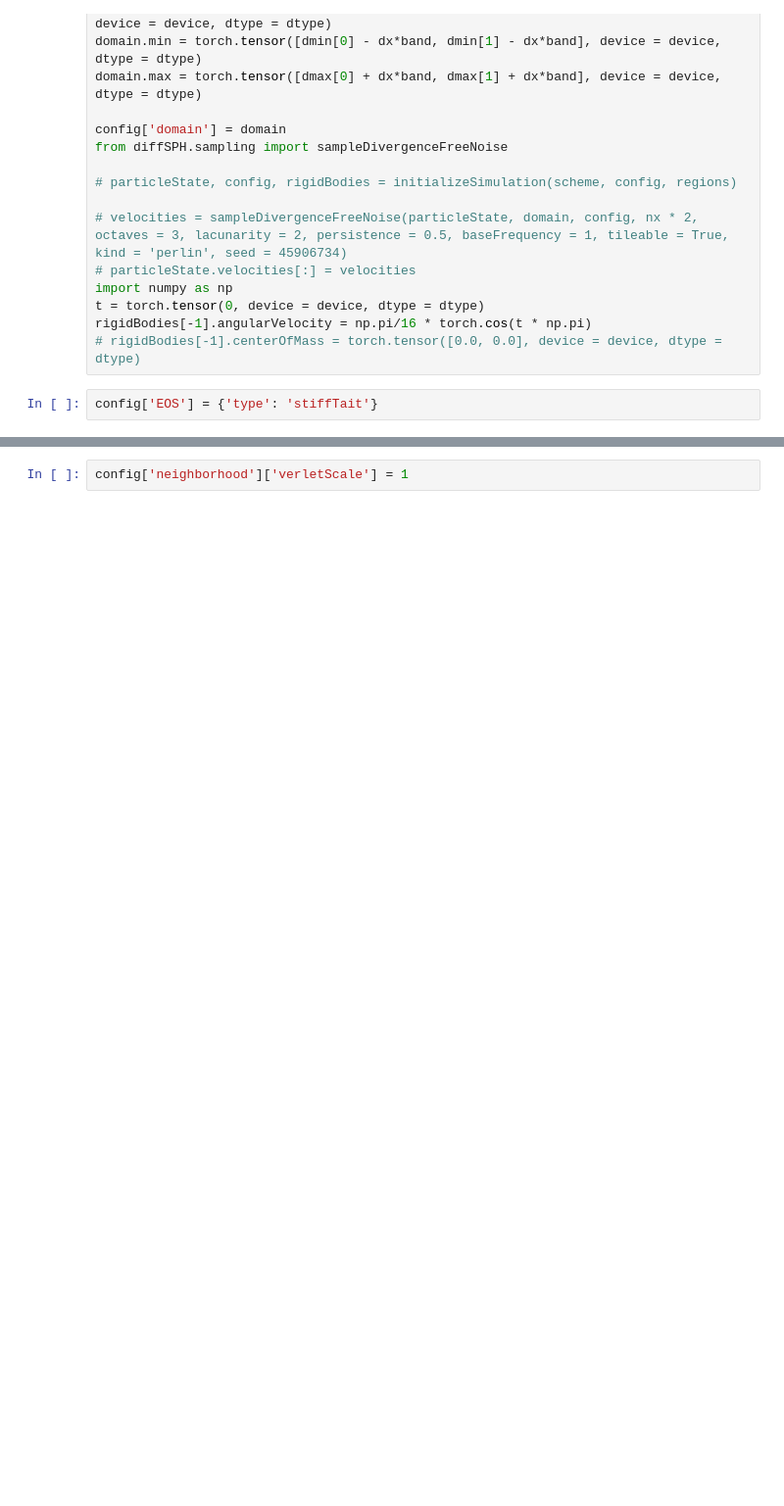
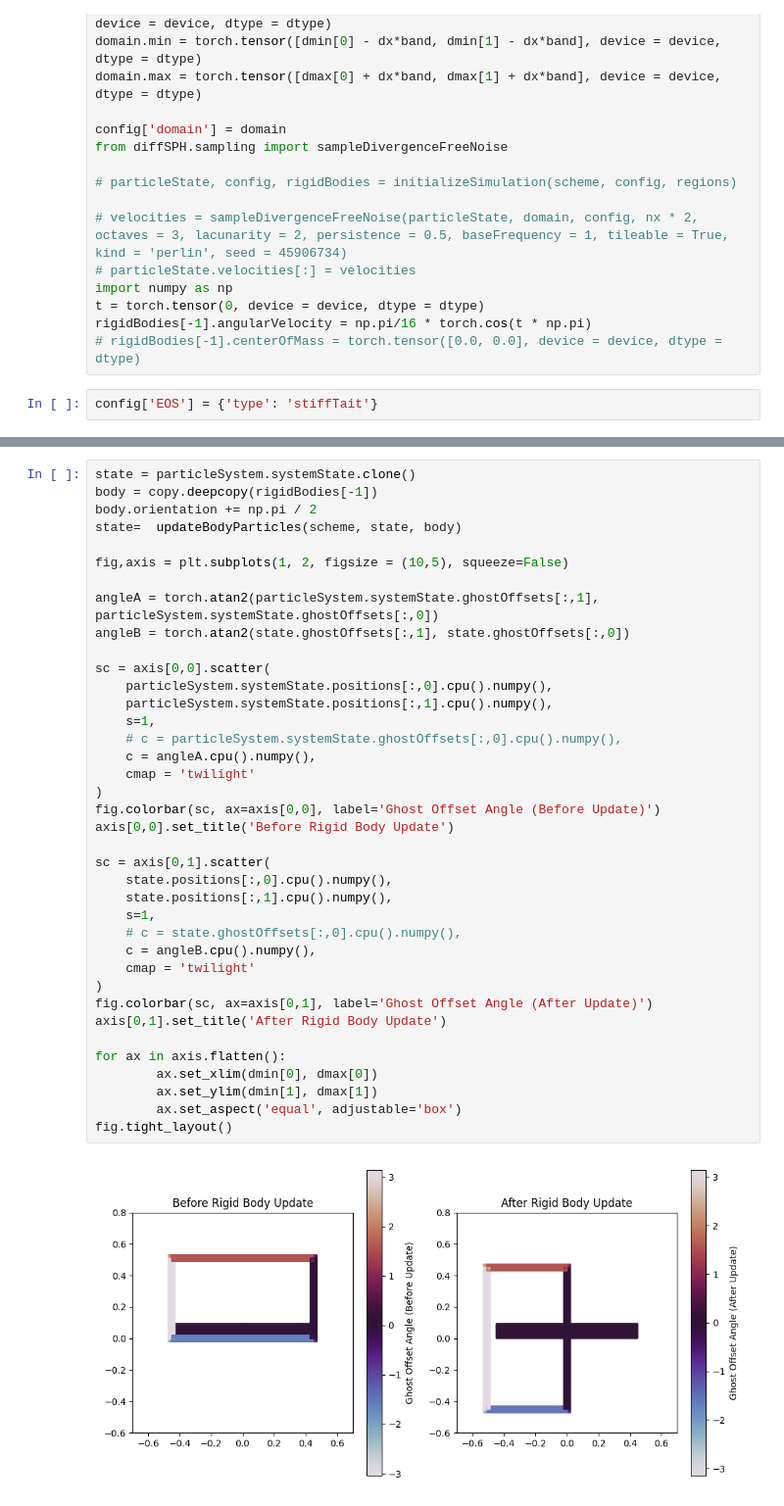
Before and after one commit to tum-pbs/diffSPH, a Jupyter notebook: examples/weaklyCompressible/16_SloshingTank.ipynb, the cells around one changed output, grey strips where cells are left out. Shown at 98% size. Drawn from its saved outputs; the diff is of its cells as text; blank space fills up the shorter version.

```diff
--- a/examples/weaklyCompressible/16_SloshingTank.ipynb
+++ b/examples/weaklyCompressible/16_SloshingTank.ipynb
@@ -444,2 +460,40 @@ tensor(0.0003, device='cuda:0')
-# %%
-config['neighborhood']['verletScale'] = 1
+# %%
+state = particleSystem.systemState.clone()
+body = copy.deepcopy(rigidBodies[-1])
+body.orientation += np.pi / 2
+state=  updateBodyParticles(scheme, state, body)
+
+fig,axis = plt.subplots(1, 2, figsize = (10,5), squeeze=False)
+
+angleA = torch.atan2(particleSystem.systemState.ghostOffsets[:,1], particleSystem.systemState.ghostOffsets[:,0])
+angleB = torch.atan2(state.ghostOffsets[:,1], state.ghostOffsets[:,0])
+
+sc = axis[0,0].scatter(
+    particleSystem.systemState.positions[:,0].cpu().numpy(),
+    particleSystem.systemState.positions[:,1].cpu().numpy(),
+    s=1,
+    # c = particleSystem.systemState.ghostOffsets[:,0].cpu().numpy(),
+    c = angleA.cpu().numpy(),
+    cmap = 'twilight'
+)
+fig.colorbar(sc, ax=axis[0,0], label='Ghost Offset Angle (Before Update)')
+axis[0,0].set_title('Before Rigid Body Update')
+
+sc = axis[0,1].scatter(
+    state.positions[:,0].cpu().numpy(),
+    state.positions[:,1].cpu().numpy(),
+    s=1,
+    # c = state.ghostOffsets[:,0].cpu().numpy(),
+    c = angleB.cpu().numpy(),
+    cmap = 'twilight'
+)
+fig.colorbar(sc, ax=axis[0,1], label='Ghost Offset Angle (After Update)')
+axis[0,1].set_title('After Rigid Body Update')
+
+for ax in axis.flatten():
+        ax.set_xlim(dmin[0], dmax[0])
+        ax.set_ylim(dmin[1], dmax[1])
+        ax.set_aspect('equal', adjustable='box')
+fig.tight_layout()
+# %% [output]
+[figure, added]
```
Also changed, not shown: parts of 22 cells of this notebook, 39 other files.
